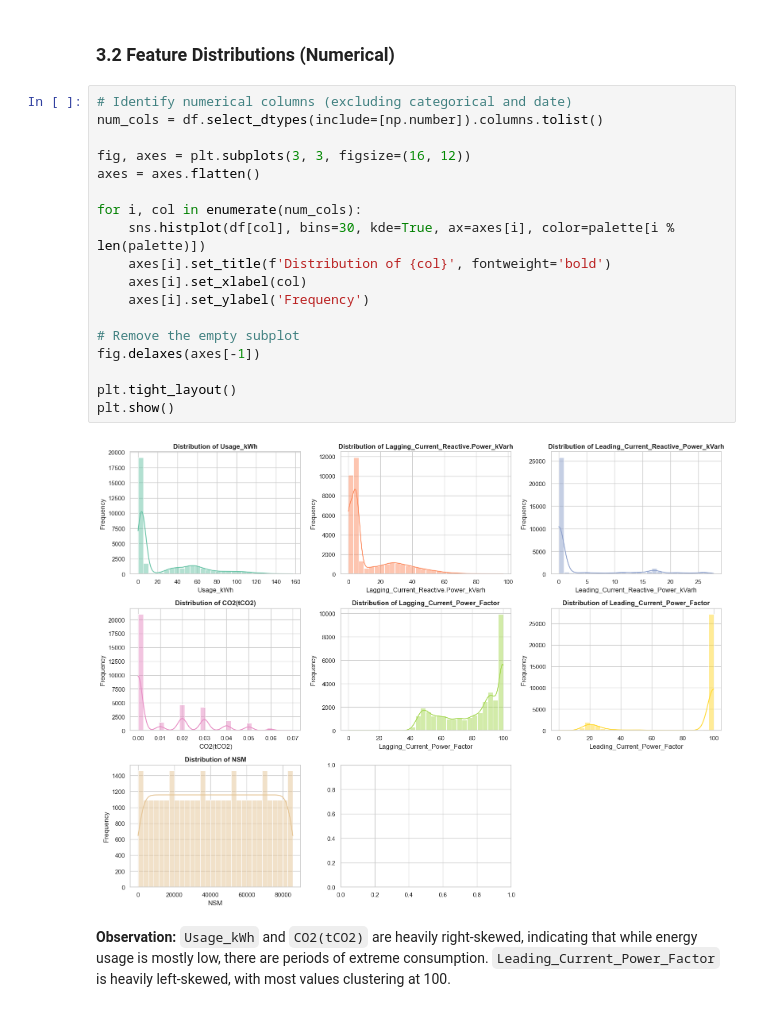
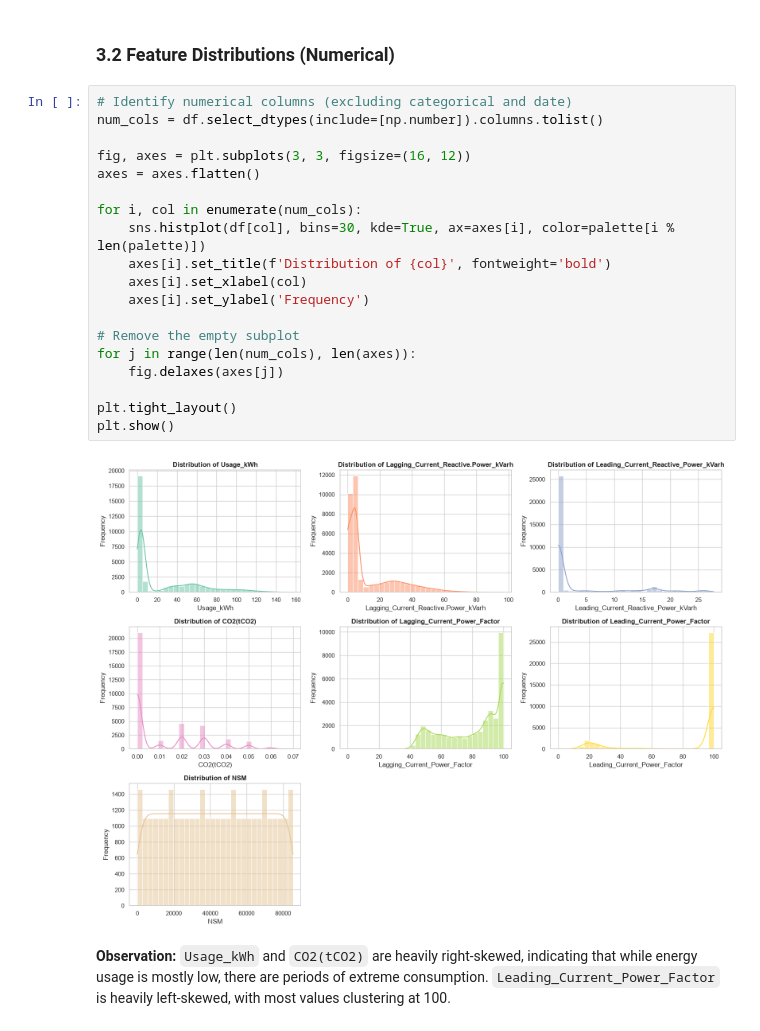
Before and after one commit to TejasviSenka/Machine_Learning_Capstone, a Jupyter notebook: notebooks/classification.ipynb, the cells around one changed output. Saved outputs shown, nothing was run; the diff lists cells and outputs as text.

```diff
--- a/notebooks/classification.ipynb
+++ b/notebooks/classification.ipynb
@@ -142,23 +148,24 @@ plt.show()
 # %%
 # Identify numerical columns (excluding categorical and date)
 num_cols = df.select_dtypes(include=[np.number]).columns.tolist()
 
 fig, axes = plt.subplots(3, 3, figsize=(16, 12))
 axes = axes.flatten()
 
 for i, col in enumerate(num_cols):
     sns.histplot(df[col], bins=30, kde=True, ax=axes[i], color=palette[i % len(palette)])
     axes[i].set_title(f'Distribution of {col}', fontweight='bold')
     axes[i].set_xlabel(col)
     axes[i].set_ylabel('Frequency')
 
 # Remove the empty subplot
-fig.delaxes(axes[-1])
+for j in range(len(num_cols), len(axes)):
+    fig.delaxes(axes[j])
 
 plt.tight_layout()
 plt.show()
 # %% [output]
-[figure, old version]
+[figure, new version]
 # %% [markdown]
 **Observation:** `Usage_kWh` and `CO2(tCO2)` are heavily right-skewed, indicating that while energy usage is mostly low, there are periods of extreme consumption. `Leading_Current_Power_Factor` is heavily left-skewed, with most values clustering at 100.
 # %% [markdown]
```
Also changed, not shown: parts of 17 cells of this notebook, 1 other file.
